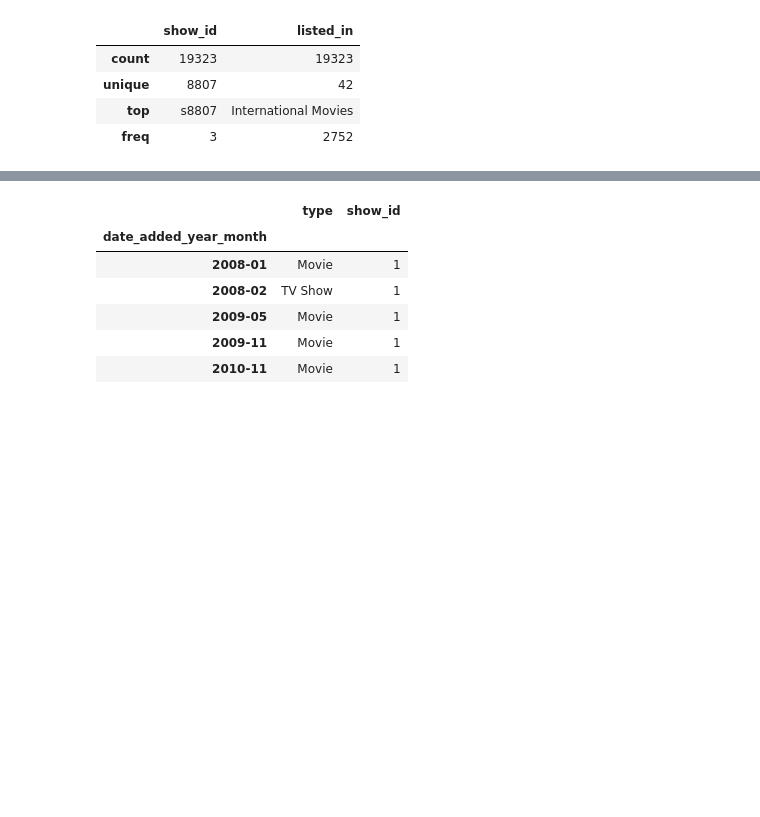
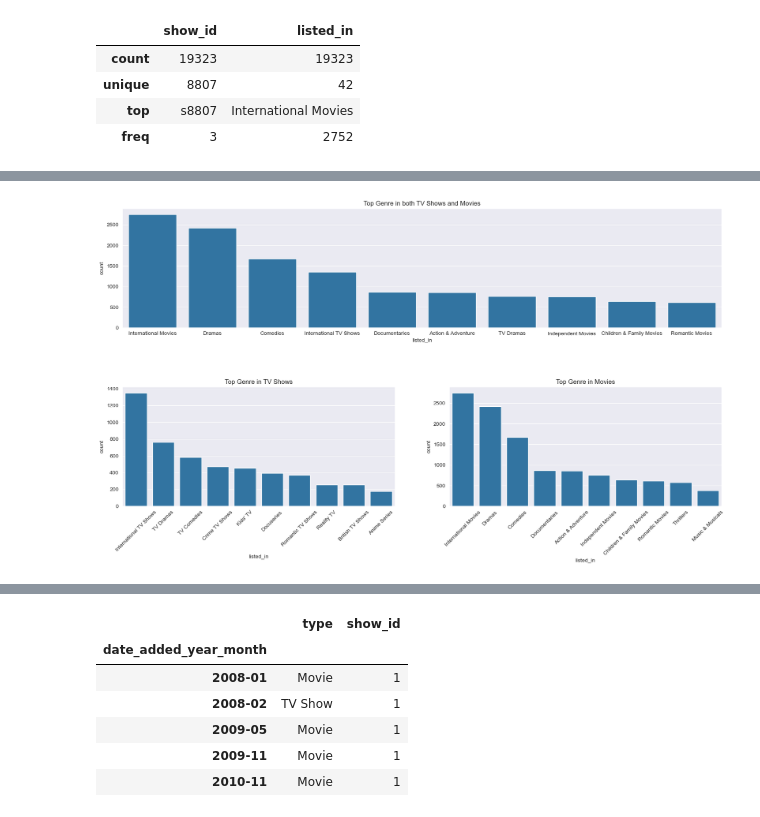
Before and after one commit to gautamnaik1994/NetflixDataAnalysisCaseStudy, a Jupyter notebook: CaseStudy.ipynb, the cells around one changed output, grey strips where cells are left out. Saved outputs shown, nothing was run; the diff lists cells and outputs as text; code cells hidden in the pictures; blank space fills up the shorter version.

```diff
--- a/CaseStudy.ipynb
+++ b/CaseStudy.ipynb
@@ -650,6 +684,6 @@ listed_df.describe()
 | top | s8807 | International Movies |
 | freq | 3 | 2752 |
 # %%
-ldf=listed_df["listed_in"].value_counts()[:10]
+ldf=listed_df["listed_in"].value_counts()[:10].reset_index()
 ldf
 # %% [output]
@@ -676,4 +701,4 @@ plt.title("Top Category");
 # %%
-merge_df=tv_shows_df.merge(listed_df, on='show_id')["listed_in"].value_counts()[:10]
-merge_df
+merge_df=df.merge(listed_df,on='show_id',how='inner')
+merge_df.head()
 # %% [output]
@@ -699,0 +711,6 @@ plt.title("Top TV Category");
+# %%
+mdf=merge_df.loc[merge_df["type"]=="Movie"]["listed_in"].value_counts()[:10].reset_index()
+tdf=merge_df.loc[merge_df["type"]=="TV Show"]["listed_in"].value_counts()[:10].reset_index()
+ldf
+mdf
+tdf
@@ -699,0 +751,22 @@ plt.title("Top TV Category");
+# %%
+fig = plt.figure(figsize=(20, 10))
+gs = gridspec.GridSpec(2, 2, width_ratios=[1, 1], hspace=0.5)
+
+
+ax1 = plt.subplot(gs[0, :])
+sns.barplot(data=ldf, x="listed_in", y="count", ax=ax1)
+# ax1.tick_params(axis='x', labelrotation=45)
+ax1.set_title("Top Genre in both TV Shows and Movies")
+
+ax2 = plt.subplot(gs[1, 0])
+sns.barplot(data=tdf, x="listed_in", y="count", ax=ax2)
+ax2.tick_params(axis='x', labelrotation=45)
+ax2.set_title("Top Genre in TV Shows")
+
+
+ax3 = plt.subplot(gs[1, 1])
+sns.barplot(data=mdf, x="listed_in", y="count", ax=ax3)
+ax3.set_title("Top Genre in Movies")
+ax3.tick_params(axis='x', labelrotation=45);
+# %% [output]
+[figure, added]
```
Also changed, not shown: parts of 37 cells of this notebook, 2 other files.
